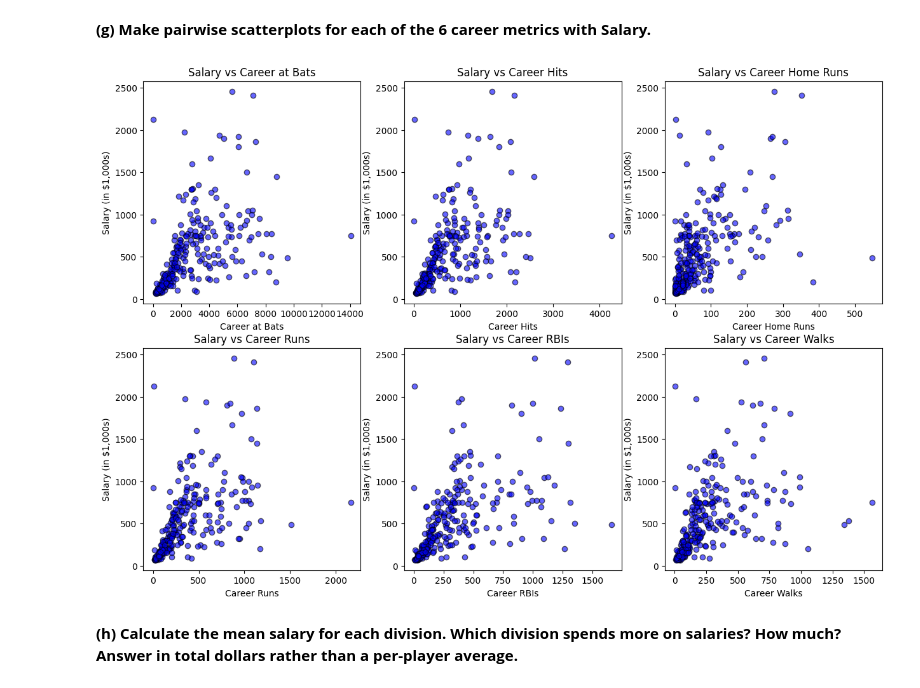
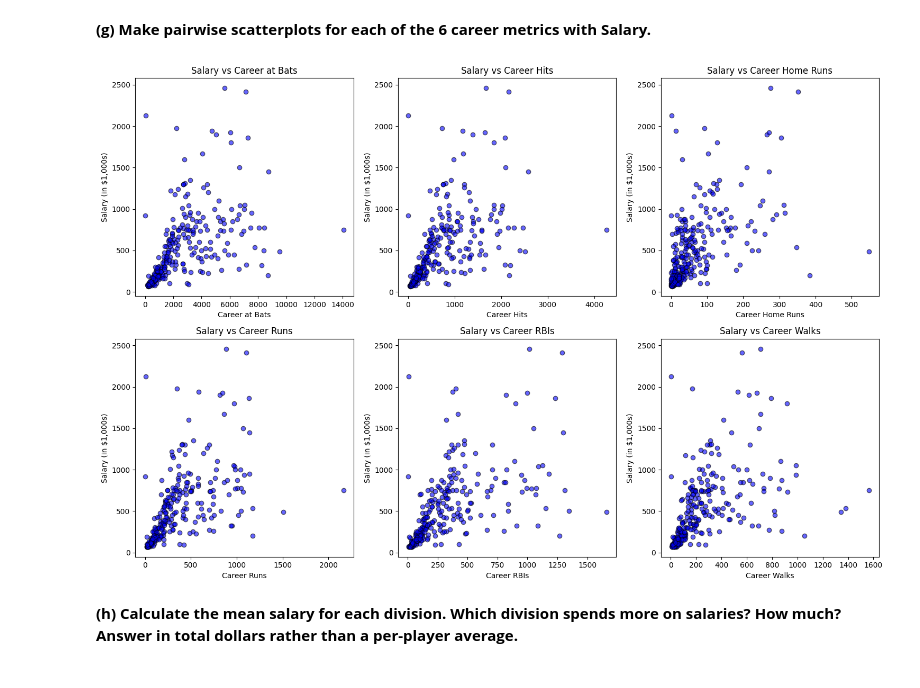
Before and after one commit to rachellecloutier/code_2600, a Jupyter notebook: homework1.ipynb, the cells around one changed output. Saved outputs shown, nothing was run; the diff lists cells and outputs as text; code cells hidden in the pictures.

```diff
--- a/homework1.ipynb
+++ b/homework1.ipynb
@@ -182,30 +182,30 @@ plt.show()
 # %%
 #coulmn names and labels
 metrics = {
     "CAtBat": "Career at Bats",
     "CHits": "Career Hits",
     "CHmRun": "Career Home Runs",
     "CRuns": "Career Runs",
     "CRBI": "Career RBIs",
     "CWalks": "Career Walks"
 }
 
 #create subplots
 fig, axes = plt.subplots(2, 3, figsize=(15, 10))
 axes = axes.flatten()
 
 #loop through metrics
 for i, (col, label) in enumerate(metrics.items()):
     axes[i].scatter(df[col], df['Salary'], alpha=0.6, color='blue', edgecolors='black')
     axes[i].set_xlabel(label)
     axes[i].set_ylabel("Salary (in $1,000s)")
     axes[i].set_title(f"Salary vs {label}")
 
 #display plots
-#plt.tight_layout()
+plt.tight_layout()
 plt.show()
 # %% [output]
-[figure, old version]
+[figure, new version]
 # %% [markdown]
 **(h) Calculate the mean salary for each division. Which division spends more on salaries? How much? Answer in total dollars rather than a per-player average.**
 # %%
```
Also changed, not shown: parts of 1 cell of this notebook.
